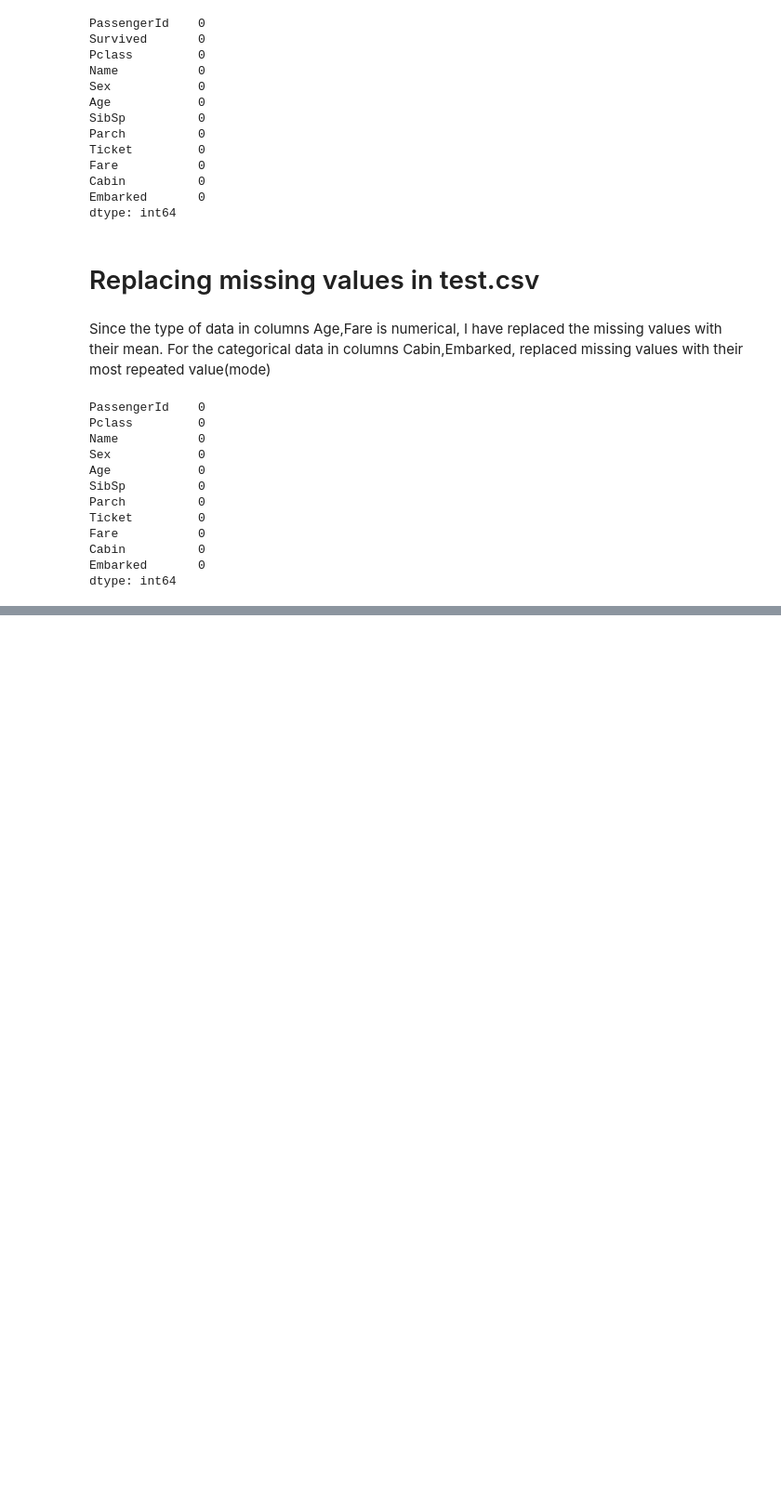
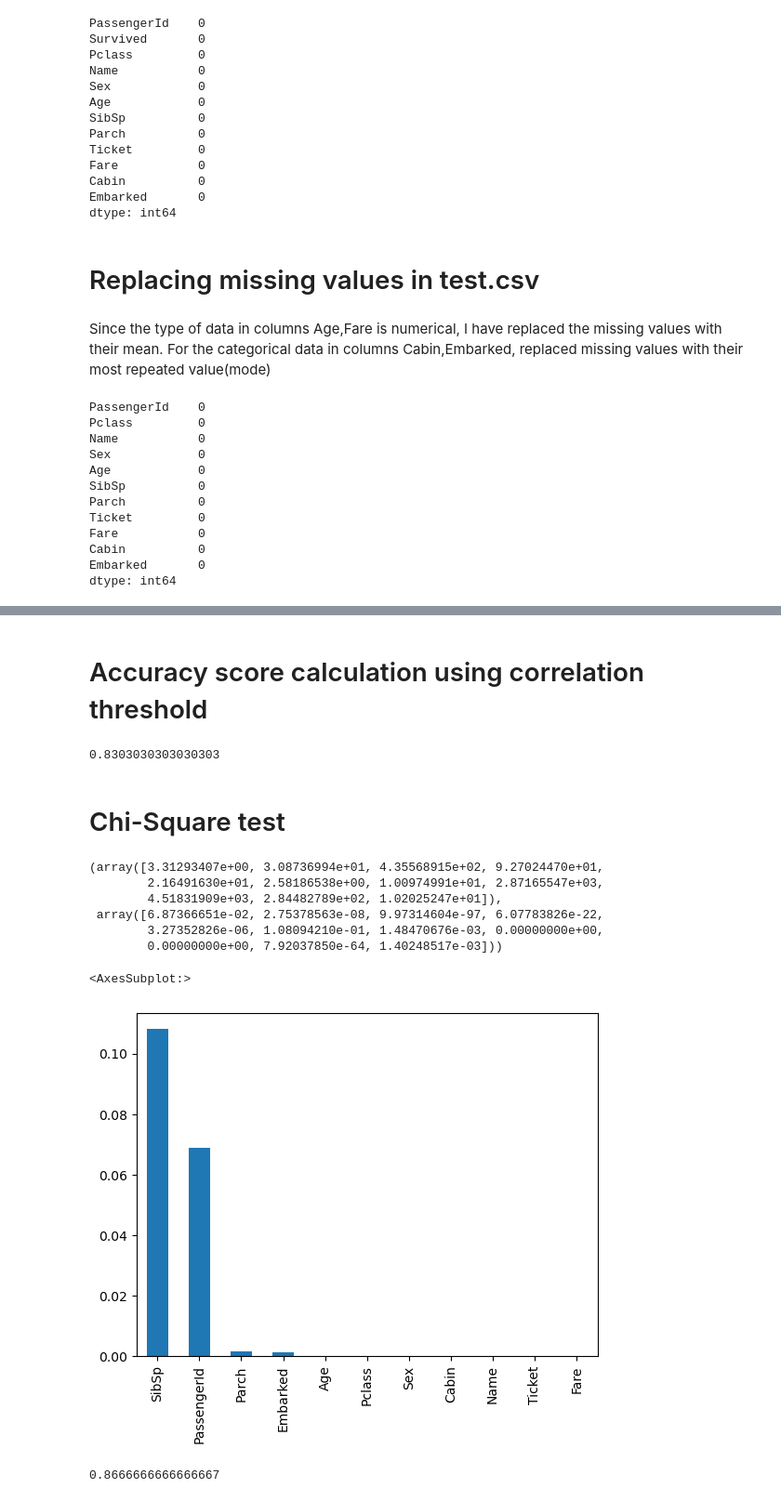
Before and after one commit to Moukthika1253/Mou_DataMining_TermProject, a Jupyter notebook: notebook4b6538a249.ipynb, the cells around one changed output, grey strips where cells are left out. Shown: that part at 93% size. Drawn from its saved outputs; the diff is of its cells as text; code cells hidden in the pictures; blank space fills up the shorter version.

```diff
--- a/notebook4b6538a249.ipynb
+++ b/notebook4b6538a249.ipynb
@@ -94,7 +93,8 @@ By fixing the missing values in columns Age=86, Cabin=327 performance can be inc
 # %% [markdown]
 # Replacing the missing values in train.csv
 # %%
-training_data['Age']=training_data['Age'].fillna(training_data['Age'].mean())
+training_data['Age']=training_data['Age'].fillna(training_data['Age'].median())
+training_data['Fare']=training_data['Fare'].fillna(training_data['Fare'].median())
 training_data['Cabin']=training_data['Cabin'].fillna(training_data['Cabin'].mode()[0])
 training_data['Embarked']=training_data['Embarked'].fillna(training_data['Embarked'].mode()[0])
 # %% [markdown]
@@ -144,3 +146,4 @@ training_data['Name'] =training_data['Name'].astype('category').cat.codes
 training_data['Sex'] =training_data['Sex'].astype('category').cat.codes
 training_data['Embarked'] =training_data['Embarked'].astype('category').cat.codes
 training_data['Cabin'] =training_data['Cabin'].astype('category').cat.codes
+training_data['Ticket'] =training_data['Ticket'].astype('category').cat.codes
@@ -147,5 +160,5 @@ training_data['Cabin'] =training_data['Cabin'].astype('category').cat.codes
 # %%
-encoder=c.BinaryEncoder(cols=['Name','Age','Sex','Parch','Ticket','Fare','Cabin','Embarked'],return_df=True)
+encoder=c.BinaryEncoder(cols=['Name','Sex','Ticket','Cabin','Embarked'],return_df=True)
 encoder.fit_transform(training_data)
 # %% [output]
 |  | PassengerId | Survived | Pclass | Name_0 | Name_1 | Name_2 | Name_3 | Name_4 | Name_5 | Name_6 | ... |
@@ -177,0 +229,60 @@ Name: Survived, dtype: float64
+# %% [markdown]
+# Accuracy score calculation using correlation threshold
+# %%
+from sklearn.ensemble import RandomForestClassifier
+from sklearn.model_selection import train_test_split
+from sklearn import metrics
+
+y = training_data["Survived"]
+
+features = ["Pclass", "Sex","Ticket","Fare","Cabin","Embarked"]
+X = pd.get_dummies(training_data[features])
+X_train, X_test, y_train, y_test = train_test_split(X, y,  test_size=0.37, random_state=42)
+#X_test = pd.get_dummies(testing_data[features])
+
+model = RandomForestClassifier(n_estimators=100, max_depth=5, random_state=1)
+model.fit(X, y)
+predictions = model.predict(X_test)
+print(metrics.accuracy_score(y_test,predictions))
+# %% [output]
+0.8303030303030303
+# %% [markdown]
+# Chi-Square test
+# %%
+from sklearn.feature_selection import chi2
+X = training_data.drop('Survived',axis=1)
+y = training_data['Survived']
+chi_scores = chi2(X,y)
+chi_scores
+# %% [output]
+(array([3.31293407e+00, 3.08736994e+01, 4.35568915e+02, 9.27024470e+01,
+        2.16491630e+01, 2.58186538e+00, 1.00974991e+01, 2.87165547e+03,
+        4.51831909e+03, 2.84482789e+02, 1.02025247e+01]),
+ array([6.87366651e-02, 2.75378563e-08, 9.97314604e-97, 6.07783826e-22,
+        3.27352826e-06, 1.08094210e-01, 1.48470676e-03, 0.00000000e+00,
+        0.00000000e+00, 7.92037850e-64, 1.40248517e-03]))
+# %%
+p_values = pd.Series(chi_scores[1],index = X.columns)
+p_values.sort_values(ascending = False , inplace = True)
+p_values.plot.bar()
+# %% [output]
+<AxesSubplot:>
+[figure, added]
+# %%
+from sklearn.ensemble import RandomForestClassifier
+from sklearn.model_selection import train_test_split
+from sklearn import metrics
+
+y = training_data["Survived"]
+
+features = ["Pclass", "Sex","Age","Cabin","Name","Ticket","Fare"]
+X = pd.get_dummies(training_data[features])
+X_train, X_test, y_train, y_test = train_test_split(X, y,  test_size=0.37, random_state=42)
+#X_test = pd.get_dummies(testing_data[features])
+
+model = RandomForestClassifier(n_estimators=100, max_depth=5, random_state=1)
+model.fit(X, y)
+predictions_rf = model.predict(X_test)
+print(metrics.accuracy_score(y_test,predictions_rf))
+# %% [output]
+0.8666666666666667
```
Also changed, not shown: parts of 19 cells of this notebook.
